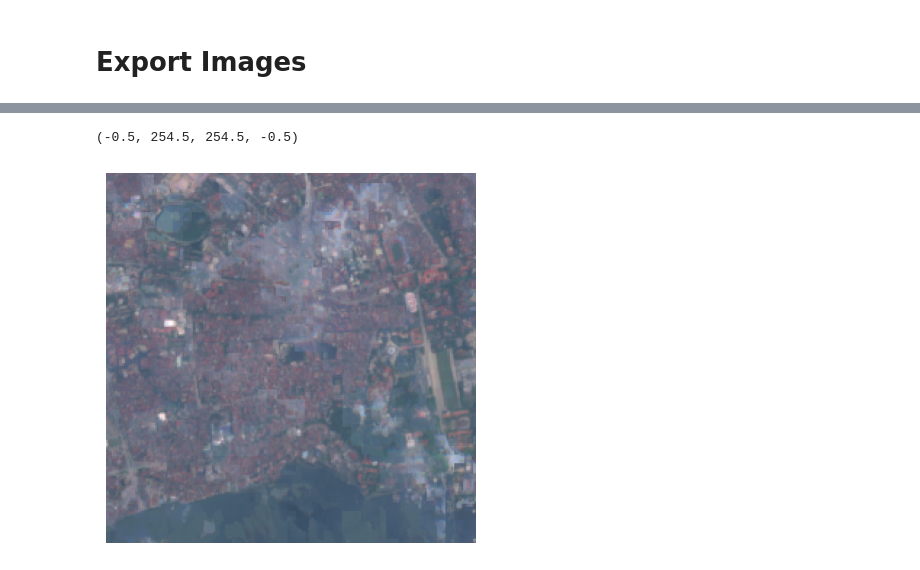
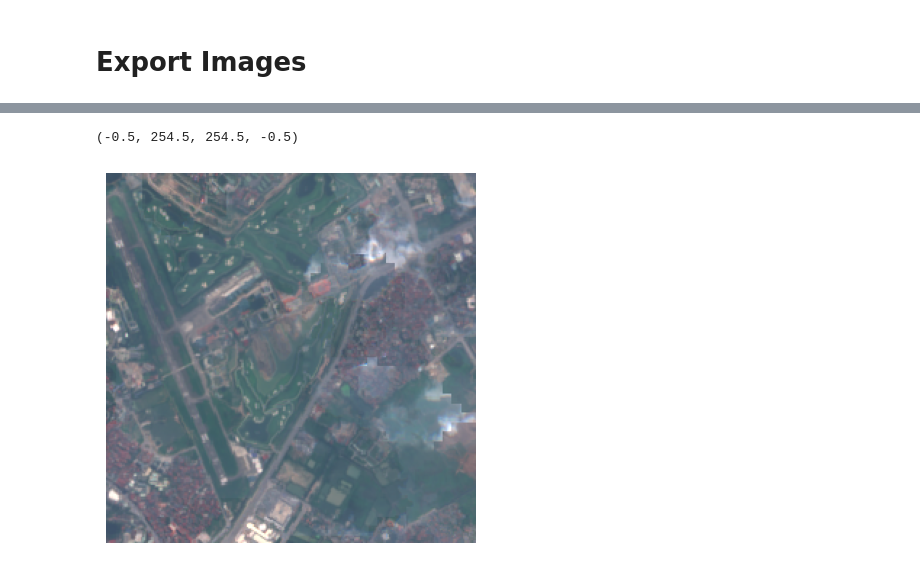
Before and after one commit to lhmtrinh/Remote-Sensing-Wealth-Index, a Jupyter notebook: extract_GPS_images/extract.ipynb, the cells around one changed output, grey strips where cells are left out. Drawn from its saved outputs; the diff is of its cells as text; code cells hidden in the pictures.

Commit message:
New strategy to get the image

```diff
--- a/extract_GPS_images/extract.ipynb
+++ b/extract_GPS_images/extract.ipynb
@@ -36,12 +36,12 @@ DHS_CSV_PATH = '../data/dhs_clusters.csv'
 LSMS_CSV_PATH = '../data/lsms_clusters.csv'
 
 # band names
-# MS_BANDS = ['SR_B1','SR_B2', 'SR_B3', 'SR_B4', 'SR_B5', 'SR_B7', 'ST_B6']
-MS_BANDS = ['B2','B3','B4']
+MS_BANDS = ['SR_B1','SR_B2', 'SR_B3', 'SR_B4', 'SR_B5', 'SR_B7', 'SR_B6']
+# MS_BANDS = ['B2','B3','B4']
 
 # image export parameters
 PROJECTION = 'EPSG:3857'  # see https://epsg.io/3857
-SCALE = 10                # export resolution: 10m/px
+SCALE = 50               # export resolution: 20m/px then 1 image is 25 km square
 EXPORT_TILE_RADIUS = 127  # image dimension = (2*EXPORT_TILE_RADIUS) + 1 = 255px
 CHUNK_SIZE = None         # set to a small number (<= 50) if Google Earth Engine reports memory errors
 # %%
@@ -101,26 +150,26 @@ ee_utils.wait_on_tasks(tasks)
 # %%
-train_dataset = tf.data.TFRecordDataset('../BaDinh_2016.tfrecord.gz', compression_type='GZIP')
+train_dataset = tf.data.TFRecordDataset('../LongBien_2016.tfrecord.gz', compression_type='GZIP')
 
 parse_tfrecord_with_bands = partial(image_utils.parse_tfrecord, bands=MS_BANDS + ['maximum'])
 
 parsed_dataset = train_dataset.map(parse_tfrecord_with_bands, num_parallel_calls=5)
 
 arr = np.zeros((255,255,3))
 
 def normalize_and_clip(band_data, min_val = 0.0, max_val=0.3):
     return np.clip(band_data, min_val, max_val) / (max_val - min_val)
 
 blue = next(iter(parsed_dataset))['B2']
 green = next(iter(parsed_dataset))['B3']
 red = next(iter(parsed_dataset))['B4']
 
 arr[:,:,0] = normalize_and_clip(red)
 arr[:,:,1] =  normalize_and_clip(green)
 arr[:,:,2] =  normalize_and_clip(blue)
 
 plt.imshow(arr)
 
 plt.axis('off')
 # %% [output]
 (-0.5, 254.5, 254.5, -0.5)
-[figure, old version]
+[figure, new version]
```
Also changed, not shown: parts of 12 cells of this notebook, 2 other files.
